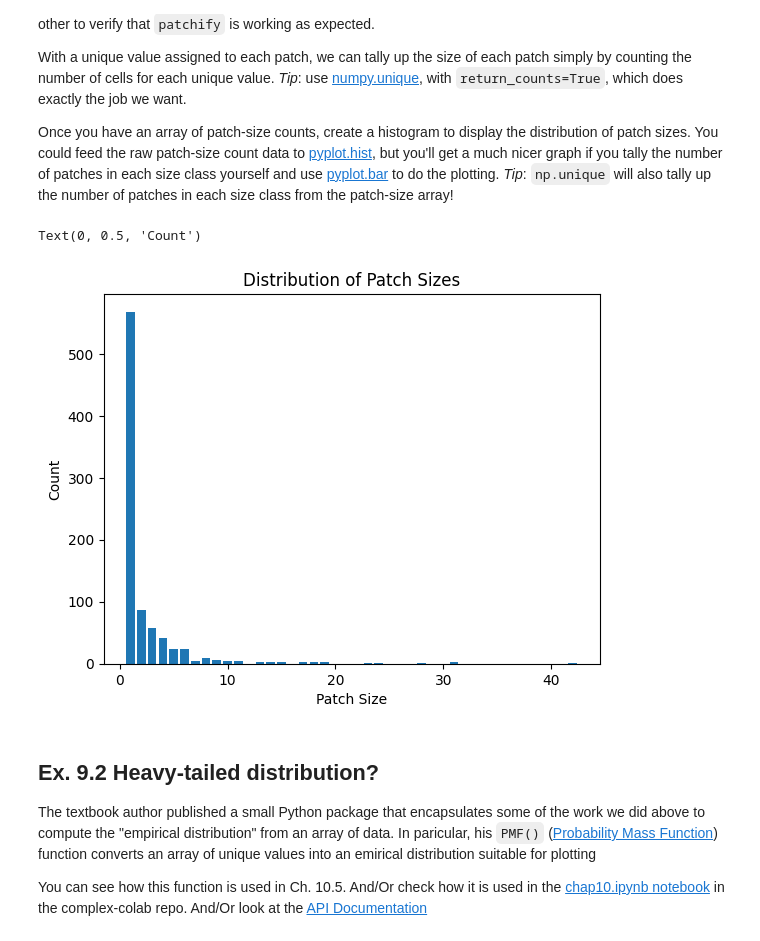
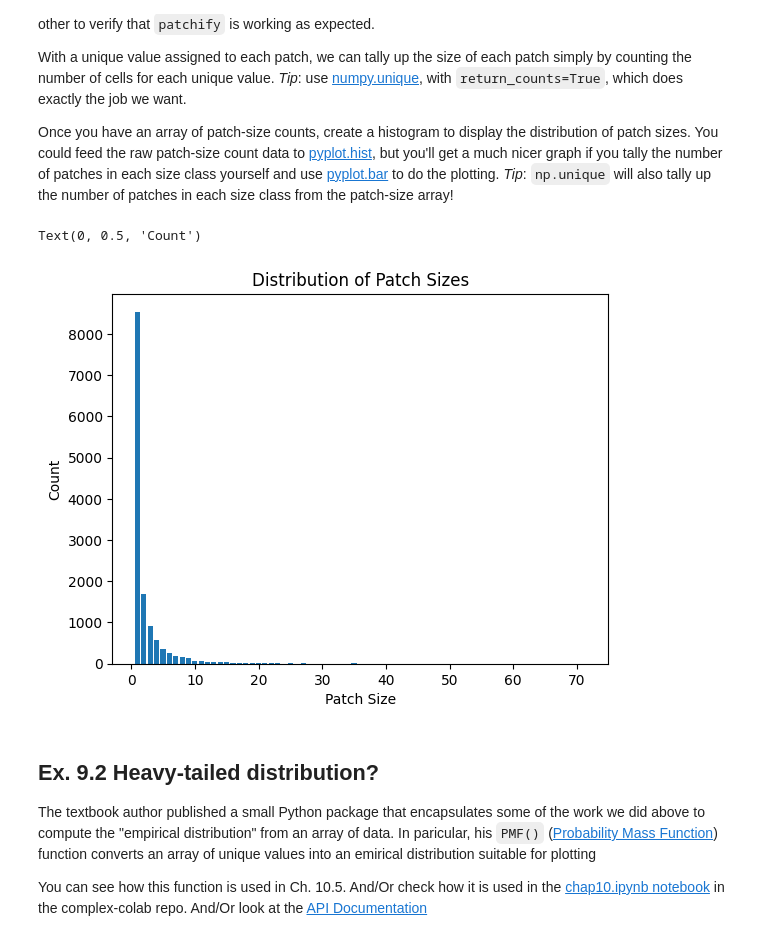
Before and after one commit to wattyven/cap-comp215, a Jupyter notebook: labs/lab09.ipynb, the cells around one changed output. Saved outputs shown, nothing was run; the diff lists cells and outputs as text; code cells hidden in the pictures.

Commit message:
plots

```diff
--- a/labs/lab09.ipynb
+++ b/labs/lab09.ipynb
@@ -414,23 +414,23 @@ You could feed the raw patch-size count data to [pyplot.hist](https://matplotlib
 *Tip*: `np.unique` will also tally up the number of patches in each size class from the patch-size array!
 # %%
 # Ex. 9.1 here
-sim_model = ForestFire(100, p=0.2, f=0.01, q=0.5) # 100x100 grid
+sim_model = ForestFire(400, p=0.2, f=0.01, q=0.5) # 100x100 grid
 for i in range(400): # 400 steps
     sim_model.step()
 sim_patched = patchify(sim_model.state, sim_model.OCCUPIED)
 
 # get patch sizes and counts
 _, patch_sizes = np.unique(sim_patched, return_counts=True)
 patch_sizes, patch_counts = np.unique(patch_sizes[1:], return_counts=True)
 
 # plot the results
 plt.bar(patch_sizes, patch_counts)
 plt.title('Distribution of Patch Sizes')
 plt.xlabel('Patch Size')
 plt.ylabel('Count')
 # %% [output]
 Text(0, 0.5, 'Count')
-[figure, old version]
+[figure, new version]
 # %% [markdown]
 ## Ex. 9.2 Heavy-tailed distribution?
 The textbook author published a small Python package that encapsulates some of the work we did above to compute the "empirical distribution" from an array of data.  In paricular, his `PMF()` ([Probability Mass Function](https://en.wikipedia.org/wiki/Probability_mass_function)) function converts an array of unique values into an emirical distribution suitable for plotting
```
Also changed, not shown: parts of 2 cells of this notebook.
